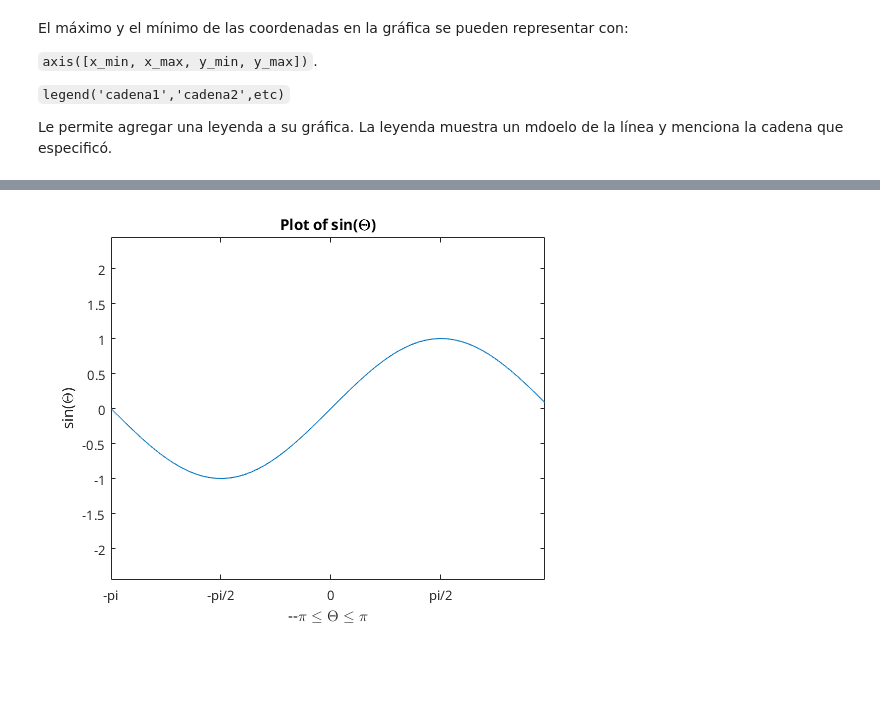
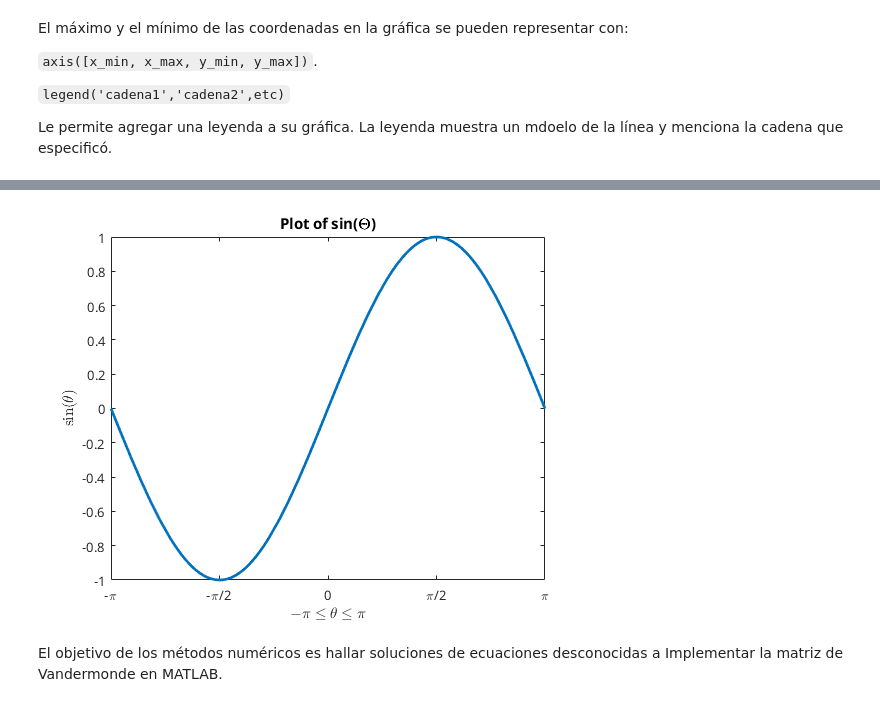
Before and after one commit to carlosal1015/Finite-element-method-FEM, a Jupyter notebook: 2018/Notebooks/Functions_in_MATLAB_I.ipynb, the cells around one changed output, grey strips where cells are left out. Cells and saved outputs as stored; diff of their text form; code cells hidden in the pictures; blank space fills up the shorter version.

```diff
--- a/2018/Notebooks/Functions_in_MATLAB_I.ipynb
+++ b/2018/Notebooks/Functions_in_MATLAB_I.ipynb
@@ -68,7 +57,7 @@ A =[2 6 7 9
     4 -2 1 6
     1 9 8 2];
 b =[2 -1 3 4]';
-x = A\b
+x = A\b % Multiplicación por la izquierda
 # %% [output]
 x =
 
@@ -287,12 +273,10 @@ legend('y=x','y=x^{2}','y=x^{3}')
 # %%
-x_4 = -pi:0.1:pi;
-y_4 = sin(x_4);
-plot(x_4, y_4)
-set(gca, 'XTick', -pi:pi/2:pi)
-set(gca, 'XTickLabel', {'-pi', '-pi/2', '0', 'pi/2', 'pi'})
-xlabel('--\pi \leq \Theta \leq \pi')
-ylabel('sin(\Theta)')
-title('Plot of sin(\Theta)')
-axis equal
+% https://www.mathworks.com/help/matlab/creating_plots/change-tick-marks-and-tick-labels-of-graph-1.html
+fplot( @(x) sin(x), [-pi pi], 'Linewidth', 2);
+xticks(-pi:pi/2:pi)
+xticklabels({'-\pi', '-\pi/2', '0', '\pi/2', '\pi'})
+xlabel('$-\pi\le\theta\le\pi$','Interpreter','latex');
+ylabel('$\sin(\theta)$','Interpreter','latex');
+title('Plot of sin(\Theta)');
 # %% [output]
-[figure, old version]
+[figure, new version]
@@ -302,0 +283,3 @@ Implementar la matriz de Vandermonde en MATLAB
+# %% [markdown]
+El objetivo de los métodos numéricos es hallar soluciones de ecuaciones desconocidas a
+Implementar la matriz de Vandermonde en MATLAB.
```
Also changed, not shown: parts of 21 cells of this notebook, 27 other files.
